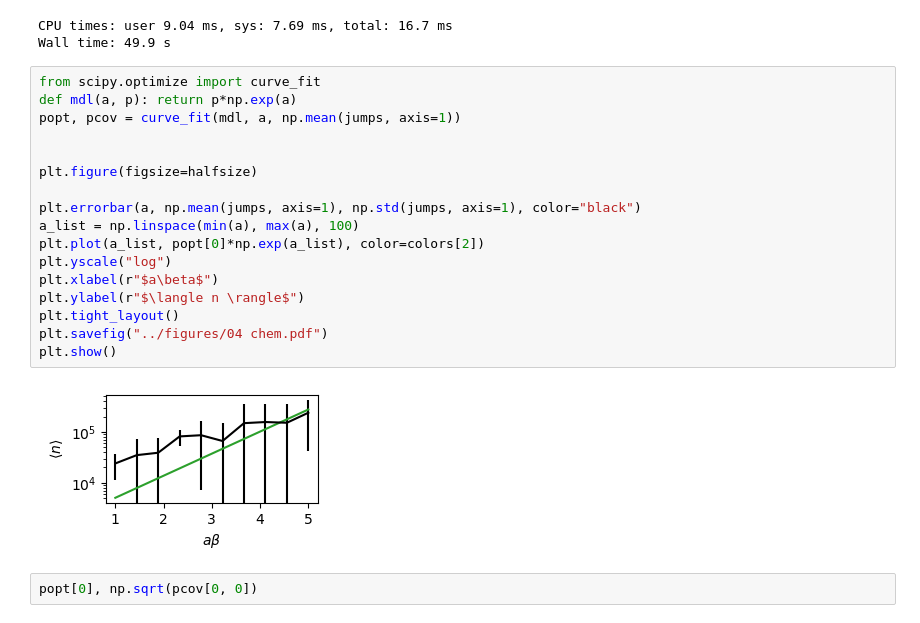
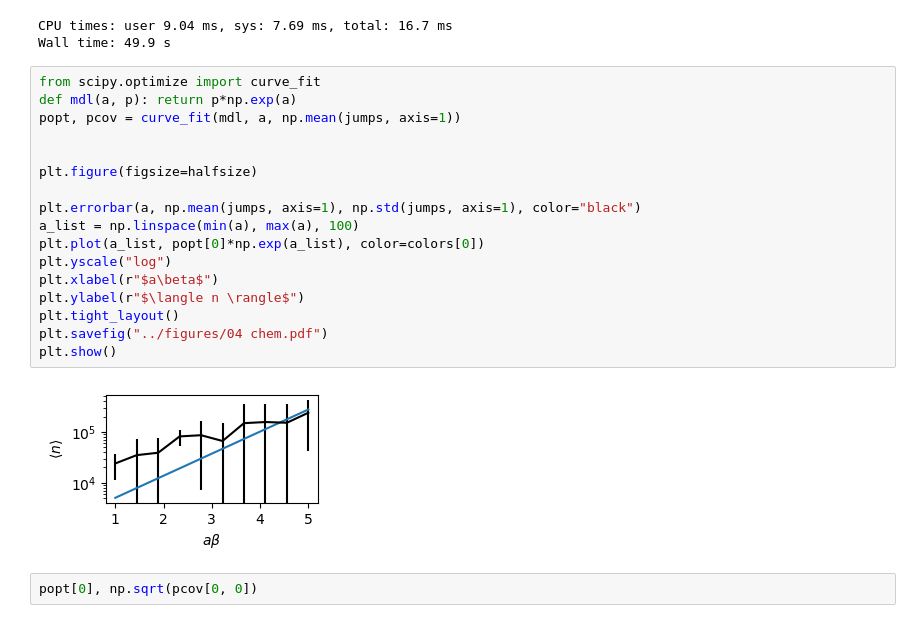
Before and after one commit to leoole100/fp2, a Jupyter notebook: 04 montecarlo/scripts/04 double well.ipynb, the cells around one changed output. Saved outputs shown, nothing was run; the diff lists cells and outputs as text.

```diff
--- a/04 montecarlo/scripts/04 double well.ipynb
+++ b/04 montecarlo/scripts/04 double well.ipynb
@@ -102,22 +102,22 @@ Wall time: 49.9 s
 # %%
 from scipy.optimize import curve_fit
 def mdl(a, p): return p*np.exp(a)
 popt, pcov = curve_fit(mdl, a, np.mean(jumps, axis=1))
 
 
 plt.figure(figsize=halfsize)
 
 plt.errorbar(a, np.mean(jumps, axis=1), np.std(jumps, axis=1), color="black")
 a_list = np.linspace(min(a), max(a), 100)
-plt.plot(a_list, popt[0]*np.exp(a_list), color=colors[2])
+plt.plot(a_list, popt[0]*np.exp(a_list), color=colors[0])
 plt.yscale("log")
 plt.xlabel(r"$a\beta$")
 plt.ylabel(r"$\langle n \rangle$")
 plt.tight_layout()
 plt.savefig("../figures/04 chem.pdf")
 plt.show()
 # %% [output]
-[figure, old version]
+[figure, new version]
 # %%
 popt[0], np.sqrt(pcov[0, 0])
 # %% [output]
```
Also changed, not shown: 3 other files.
